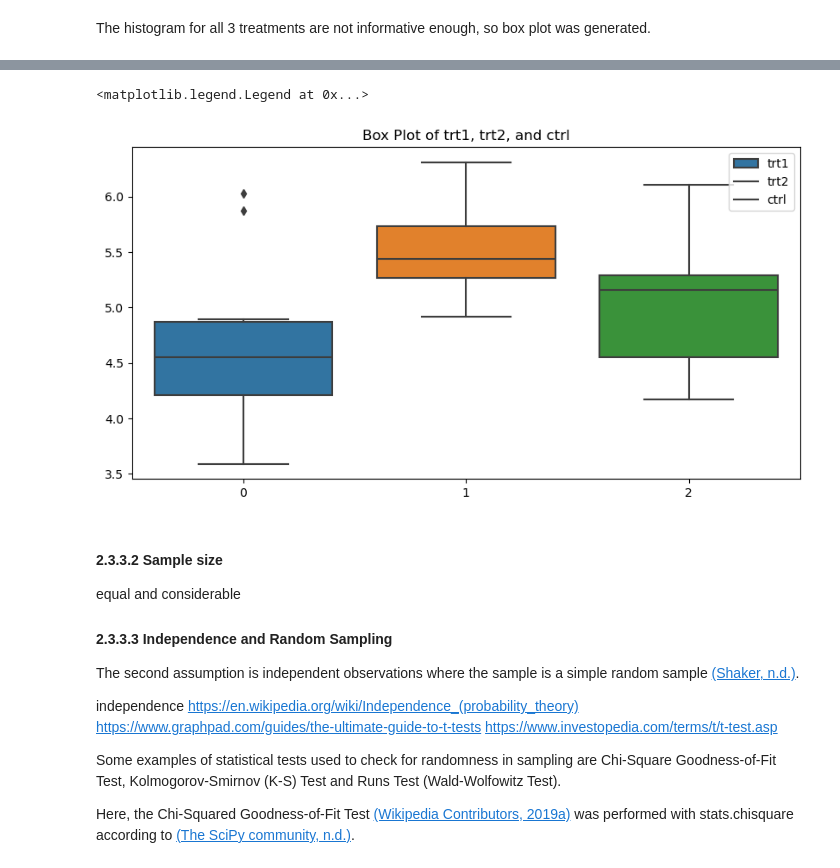
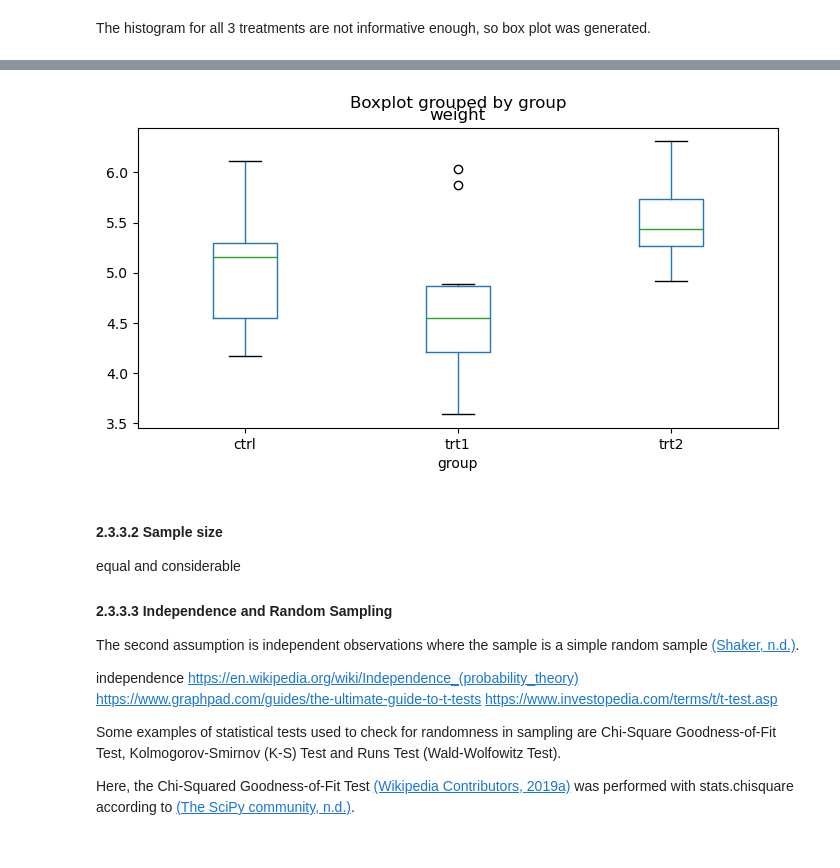
Before and after one commit to nurbujang/asappstatw24, a Jupyter notebook: project.ipynb, the cells around one changed output, grey strips where cells are left out. Saved outputs shown, nothing was run; the diff lists cells and outputs as text; code cells hidden in the pictures.

```diff
--- a/project.ipynb
+++ b/project.ipynb
@@ -253,13 +253,8 @@ A box plot was generated using seaborn [(Waskom, n.d.)](https://seaborn.pydata.o
-# %%
-# Generate box plot for trt1, trt2 and ctrl
-
-plt.figure(figsize=(10, 5))
-sns.boxplot(data=[trt1w, trt2w, ctrlw])
-plt.title('Box Plot of trt1, trt2, and ctrl')
-plt.legend(labels=['trt1', 'trt2', 'ctrl'], loc= "upper right")
-# %% [output]
-<matplotlib.legend.Legend at 0x...>
-[figure, removed]
+# %%
+df.boxplot(column='weight', by='group', figsize=(8,4), grid=False, return_type='both')
+plt.show()
+# %% [output]
+[figure, added]
 # %% [markdown]
 #### 2.3.3.2 Sample size
 
```
Also changed, not shown: parts of 11 cells of this notebook.
